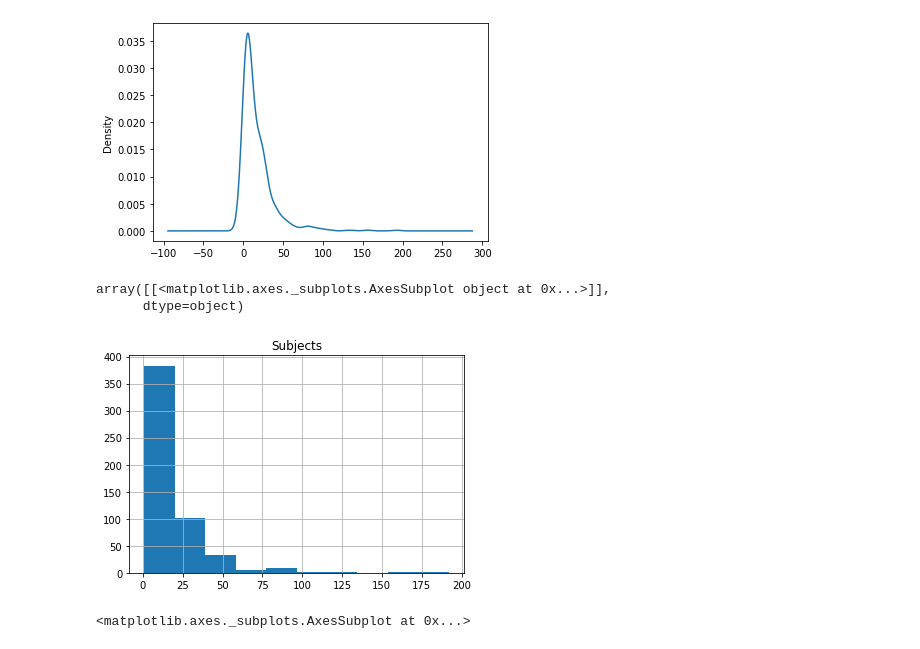
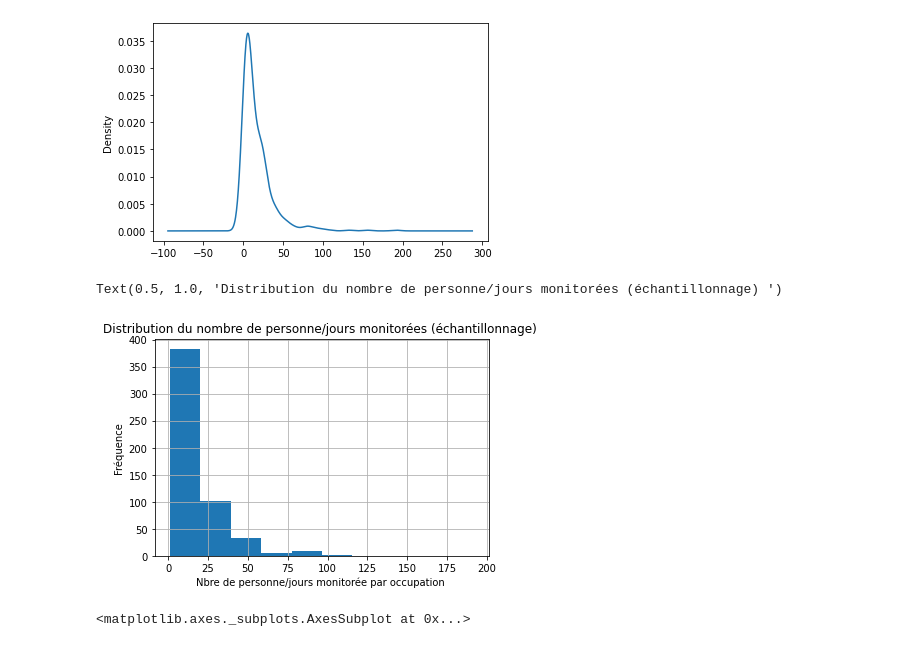
Before and after one commit to BilitisPrudhomme/BilitisPrudhomme, a Jupyter notebook: Coding_MF_exposure_project_RevFinal.ipynb, the cells around one changed output. Cells and saved outputs as stored; diff of their text form; code cells hidden in the pictures.

```diff
--- a/Coding_MF_exposure_project_RevFinal.ipynb
+++ b/Coding_MF_exposure_project_RevFinal.ipynb
@@ -304,0 +273,13 @@ df[df['GM (uT)'] > 0]
+# %%
+# Créer la liste de conditions pour déterminer si oui ou non l'occupation SOC a une GM (uT) dépasse la limite reocmmandée par ICNIRP
+conditions = [
+    (df['GM (uT)'] <= 1000),
+    (df['GM (uT)'] > 1000)]
+
+# Créer la liste des valeurs que je veux assigner à chaque condition
+
+# Je crée une nouvelle colonne et j'utilise la fonction de bas np.select via librairie Numpy des valeurs en utilisant nos listes comme arguments.
+df['HEALTH RISK'] = np.select(conditions, values)
+
+# display updated DataFrame
+df.head(538)
@@ -518,10 +509,12 @@ df['Subjects'].plot.kde()
 # %%
 #histogramme pour la colonne 'Subjets'représente le nombre de personnes/jours monitorées par occupation
 df.hist(column='Subjects')
+plt.xlabel('Nbre de personne/jours monitorée par occupation ')
+plt.ylabel('Fréquence ')
+plt.title('Distribution du nombre de personne/jours monitorées (échantillonnage) ')
 # %% [output]
-array([[<matplotlib.axes._subplots.AxesSubplot object at 0x...>]],
-      dtype=object)
+Text(0.5, 1.0, 'Distribution du nombre de personne/jours monitorées (échantillonnage) ')
-[figure, old version]
+[figure, new version]
 # %%
 #scatterplot : Subjects vs. GM (uT)
 df.plot.scatter(x='Subjects',y='GM (uT)')
```
Also changed, not shown: parts of 20 cells of this notebook.
